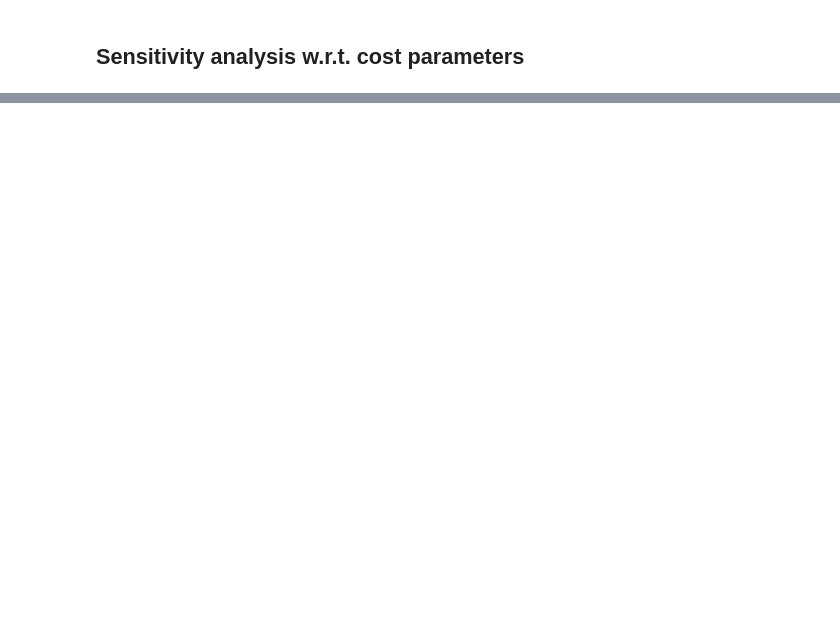
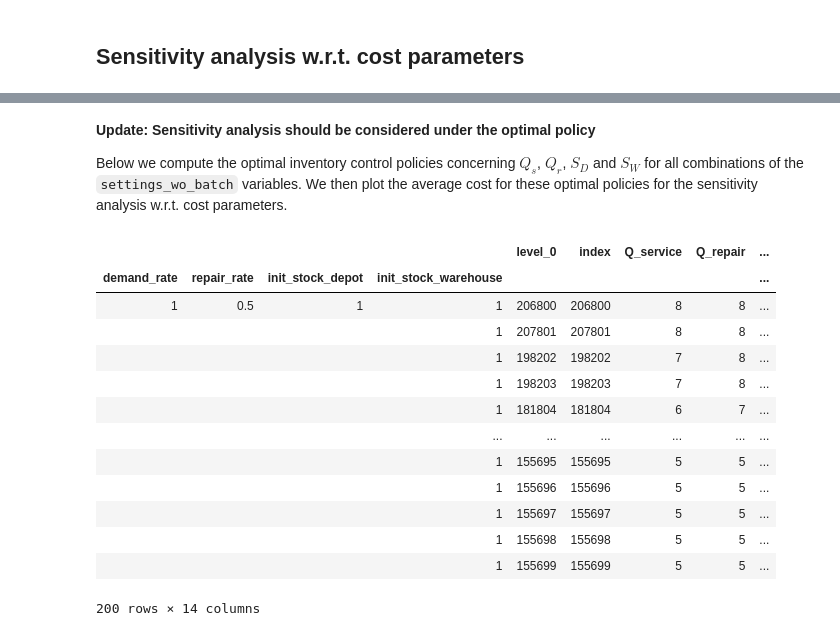
Before and after one commit to markkvdb/Simple-RL-Simulation, a Jupyter notebook: notebooks/Analyse-Simulation-Data.ipynb, the cells around one changed output, grey strips where cells are left out. Saved outputs shown, nothing was run; the diff lists cells and outputs as text; code cells hidden in the pictures; blank space fills up the shorter version.

```diff
--- a/notebooks/Analyse-Simulation-Data.ipynb
+++ b/notebooks/Analyse-Simulation-Data.ipynb
@@ -168,3 +158,32 @@ df_sensitivity.head()
 |  |  |  |  |  |  |  |  | ... |
 |  |  |  |  |  |  |  |  | ... |
 [interactive output not drawn]
+# %% [markdown]
+**Update: Sensitivity analysis should be considered under the optimal policy**
+
+Below we compute the optimal inventory control policies concerning $Q_s$, $Q_r$, $S_D$ and $S_W$ for all combinations of the `settings_wo_batch` variables. We then plot the average cost for these optimal policies for the sensitivity analysis w.r.t. cost parameters.
+# %%
+sets_batch = settings_wo_batch + ["cost_par", "cost_par_vals"]
+
+df_sensitivity = df_sensitivity.reset_index()
+df_opt_batch_sens = df_sensitivity.loc[
+    df_sensitivity.groupby(sets_batch)["average_cost"].idxmin()
+]
+df_opt_batch_sens = df_opt_batch_sens.reset_index().set_index(settings_wo_batch)
+
+df_opt_batch_sens
+# %% [output]
+|  |  |  |  | level_0 | index | Q_service | Q_repair | ... |
+| demand_rate | repair_rate | init_stock_depot | init_stock_warehouse |  |  |  |  | ... |
+| 1 | 0.5 | 1 | 1 | 206800 | 206800 | 8 | 8 | ... |
+|  |  |  | 1 | 207801 | 207801 | 8 | 8 | ... |
+|  |  |  | 1 | 198202 | 198202 | 7 | 8 | ... |
+|  |  |  | 1 | 198203 | 198203 | 7 | 8 | ... |
+|  |  |  | 1 | 181804 | 181804 | 6 | 7 | ... |
+|  |  |  | ... | ... | ... | ... | ... | ... |
+|  |  |  | 1 | 155695 | 155695 | 5 | 5 | ... |
+|  |  |  | 1 | 155696 | 155696 | 5 | 5 | ... |
+|  |  |  | 1 | 155697 | 155697 | 5 | 5 | ... |
+|  |  |  | 1 | 155698 | 155698 | 5 | 5 | ... |
+|  |  |  | 1 | 155699 | 155699 | 5 | 5 | ... |
+200 rows × 14 columns
```
Also changed, not shown: parts of 11 cells of this notebook, 2 other files.
